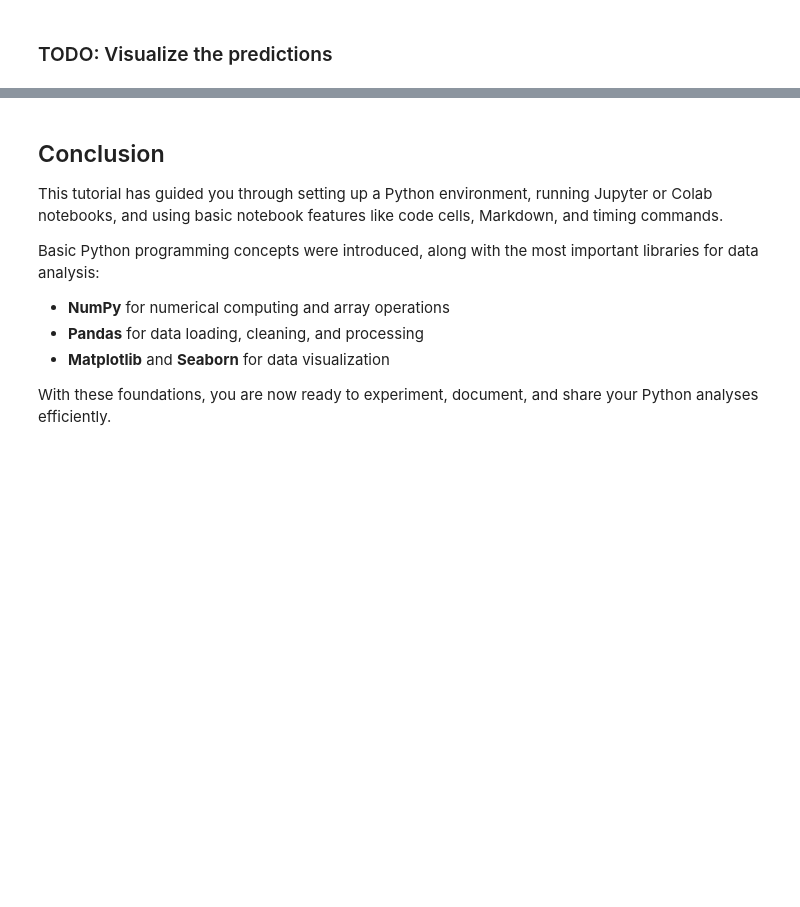
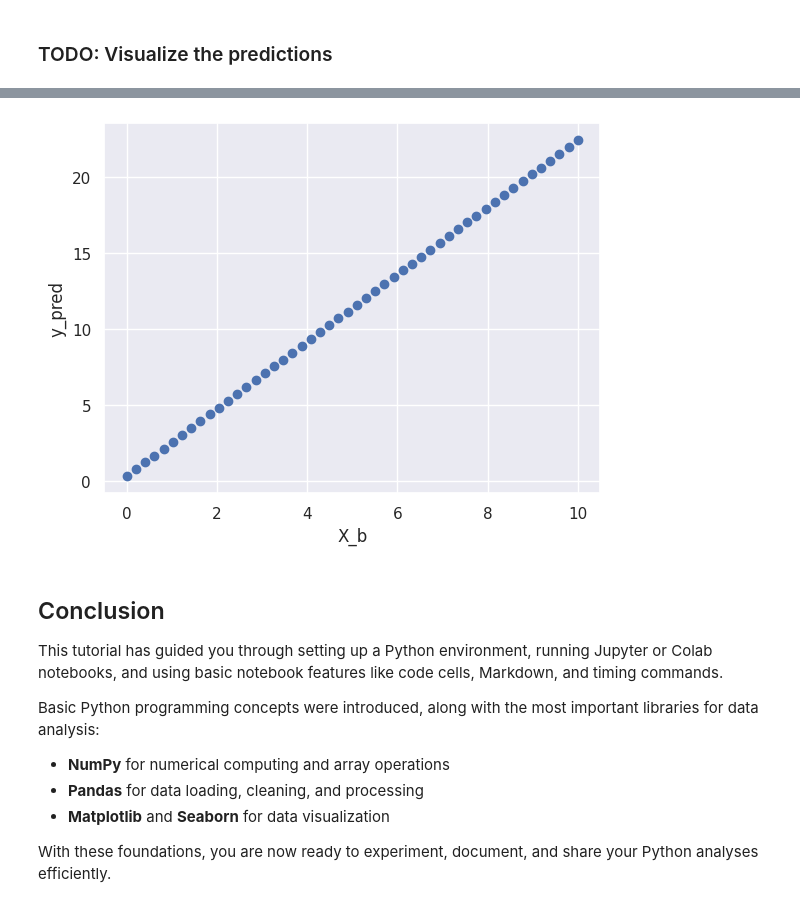
Before and after one commit to shaoyunguo/mlcysec_tutorial, a Jupyter notebook: source/tutorial_notebooks/getting_started_with_jupyter_and_python/getting_started_with_jupyter_and_python.ipynb, the cells around one changed output, grey strips where cells are left out. Saved outputs shown, nothing was run; the diff lists cells and outputs as text; code cells hidden in the pictures; blank space fills up the shorter version.

```diff
--- a/source/tutorial_notebooks/getting_started_with_jupyter_and_python/getting_started_with_jupyter_and_python.ipynb
+++ b/source/tutorial_notebooks/getting_started_with_jupyter_and_python/getting_started_with_jupyter_and_python.ipynb
@@ -1641,3 +1686,15 @@ y_pred = None  # replace None
+# %%
+# Again, apply seaborn's set_theme()
+sns.set_theme()
+
+plt.scatter(X, y_pred)
+plt.xlabel("X_b")
+plt.ylabel("y_pred")
+
+plt.show()
+sns.reset_orig()
+# %% [output]
+[figure, added]
 # %% [markdown]
 ## Conclusion
 
```
Also changed, not shown: parts of 20 cells of this notebook.
